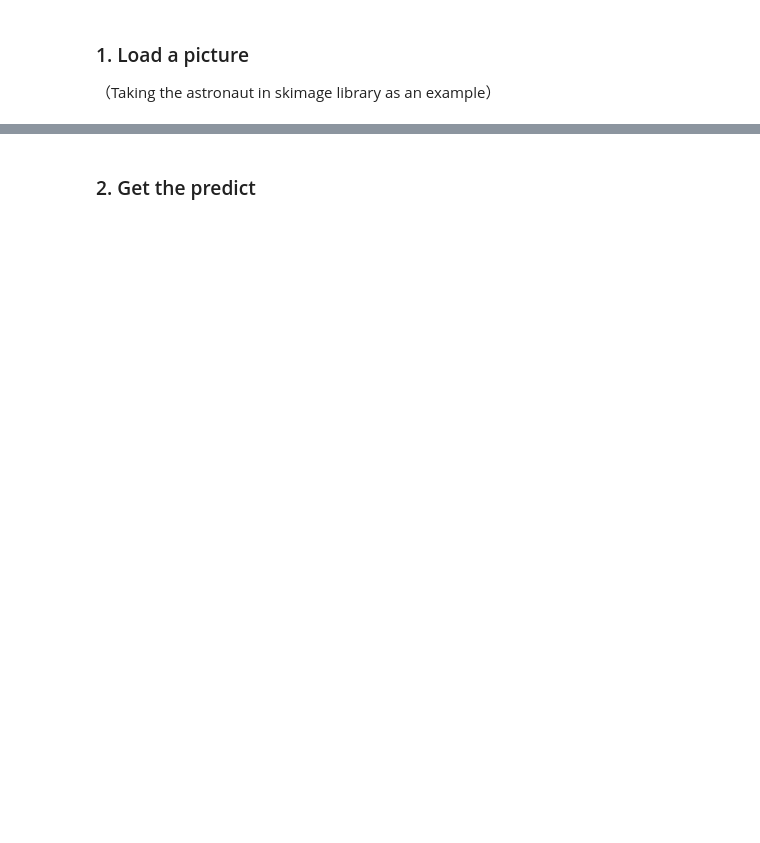
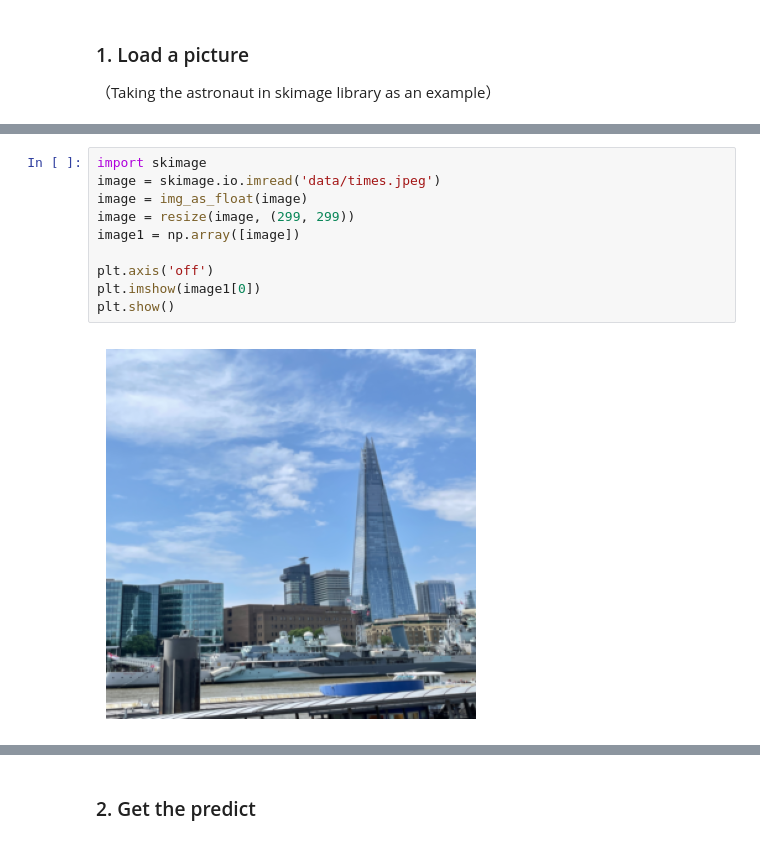
Before and after one commit to finnik74/LIME-demo, a Jupyter notebook: LIME_demo.ipynb, the cells around one changed output, grey strips where cells are left out. Drawn from its saved outputs; the diff is of its cells as text; blank space fills up the shorter version.

```diff
--- a/LIME_demo.ipynb
+++ b/LIME_demo.ipynb
@@ -18,0 +20,12 @@ plt.show()
+# %%
+import skimage
+image = skimage.io.imread('data/times.jpeg')
+image = img_as_float(image)
+image = resize(image, (299, 299))
+image1 = np.array([image])
+
+plt.axis('off')
+plt.imshow(image1[0])
+plt.show()
+# %% [output]
+[figure, added]
```
Also changed, not shown: parts of 17 cells of this notebook, 2 other files.
